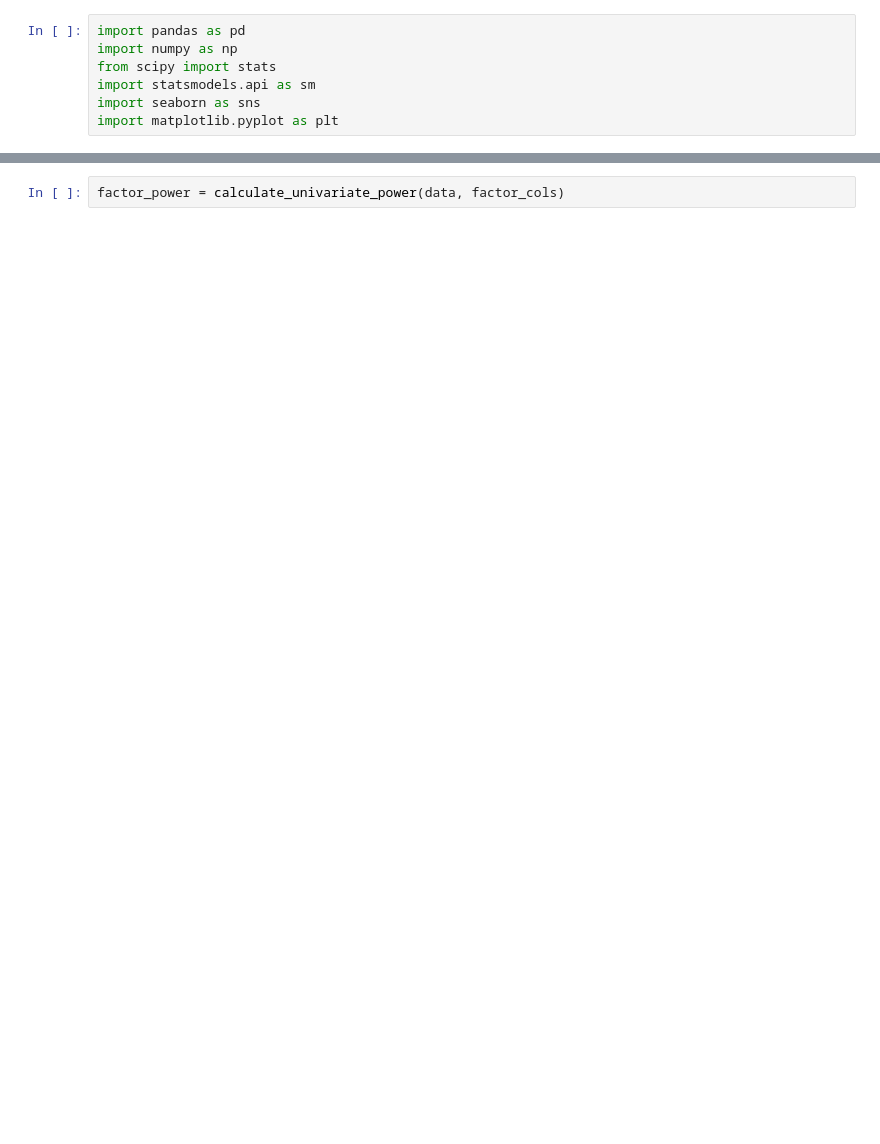
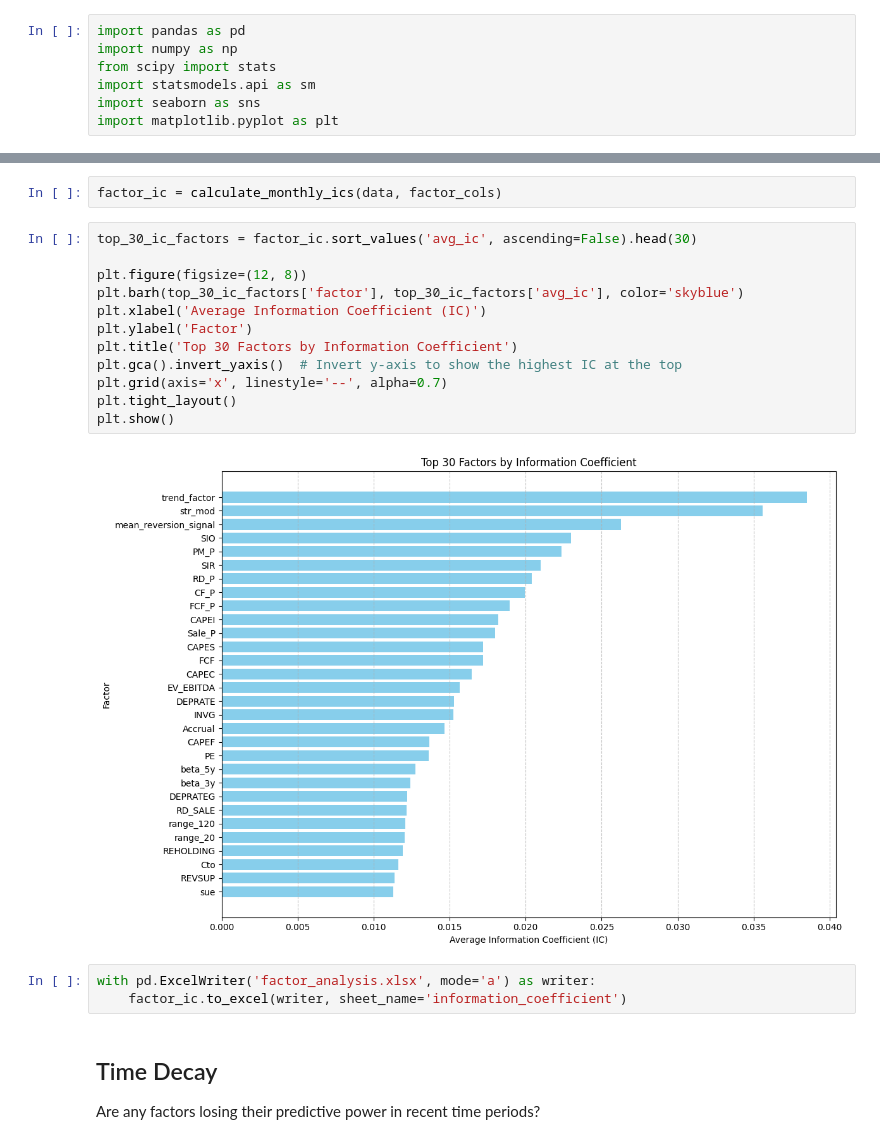
Before and after one commit to lesterholsterr/equity-factor-model, a Jupyter notebook: factor_selection.ipynb, the cells around one changed output, grey strips where cells are left out. Drawn from its saved outputs; the diff is of its cells as text; blank space fills up the shorter version.

```diff
--- a/factor_selection.ipynb
+++ b/factor_selection.ipynb
@@ -91,2 +173,23 @@ def calculate_univariate_power(data, factor_cols):
 # %%
-factor_power = calculate_univariate_power(data, factor_cols)
+factor_ic = calculate_monthly_ics(data, factor_cols)
+# %%
+top_30_ic_factors = factor_ic.sort_values('avg_ic', ascending=False).head(30)
+
+plt.figure(figsize=(12, 8))
+plt.barh(top_30_ic_factors['factor'], top_30_ic_factors['avg_ic'], color='skyblue')
+plt.xlabel('Average Information Coefficient (IC)')
+plt.ylabel('Factor')
+plt.title('Top 30 Factors by Information Coefficient')
+plt.gca().invert_yaxis()  # Invert y-axis to show the highest IC at the top
+plt.grid(axis='x', linestyle='--', alpha=0.7)
+plt.tight_layout()
+plt.show()
+# %% [output]
+[figure, added]
+# %%
+with pd.ExcelWriter('factor_analysis.xlsx', mode='a') as writer:
+    factor_ic.to_excel(writer, sheet_name='information_coefficient')
+# %% [markdown]
+## Time Decay
+
+Are any factors losing their predictive power in recent time periods?
```
Also changed, not shown: parts of 26 cells of this notebook, 3 other files.
